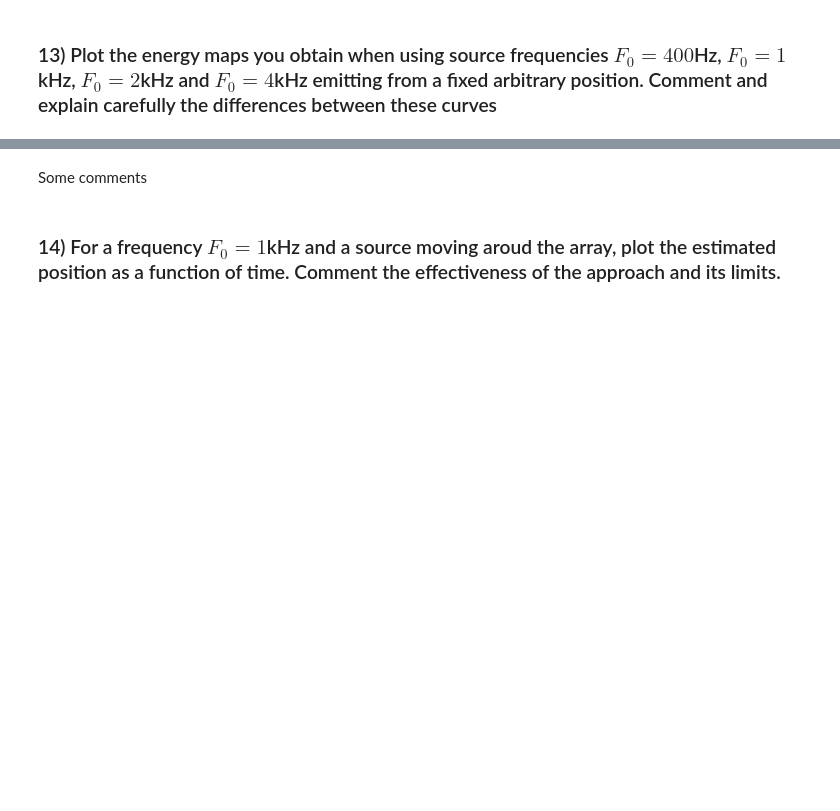
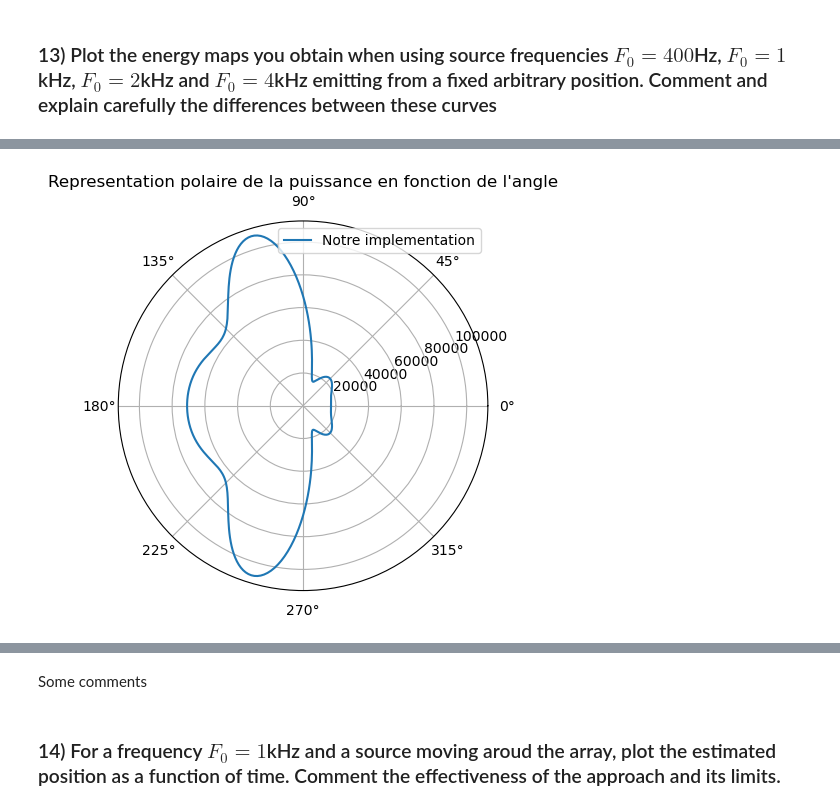
Before and after one commit to BranisGh/Sound-processing-Master-ISI-Sorbonne-University-, a Jupyter notebook: TP2_etu.ipynb, the cells around one changed output, grey strips where cells are left out. Drawn from its saved outputs; the diff is of its cells as text; code cells hidden in the pictures; blank space fills up the shorter version.

```diff
--- a/TP2_etu.ipynb
+++ b/TP2_etu.ipynb
@@ -288,0 +419,15 @@ from beamformer_etu import beamformer
+# %%
+F0=1000
+m_1000= antenne.read()
+P_1000=beamforming(m_1000, thetas, F0 , Fs)
+# %%
+thetas = np.arange(0,180, 1)
+plt.figure()
+deg = np.arange(0, 360, 1)
+plt.polar(deg*np.pi/180, beamforming(m_1000, deg, 1000, Fs), label = "Notre implementation")
+#plt.polar(deg*np.pi/180, bf.beamformer(m, deg, 1000, Fs), label = "Implémentaiton du prof")
+plt.title("Representation polaire de la puissance en fonction de l'angle")
+plt.legend()
+plt.show()
+# %% [output]
+[figure, added]
```
Also changed, not shown: parts of 52 cells of this notebook, 5 other files.
